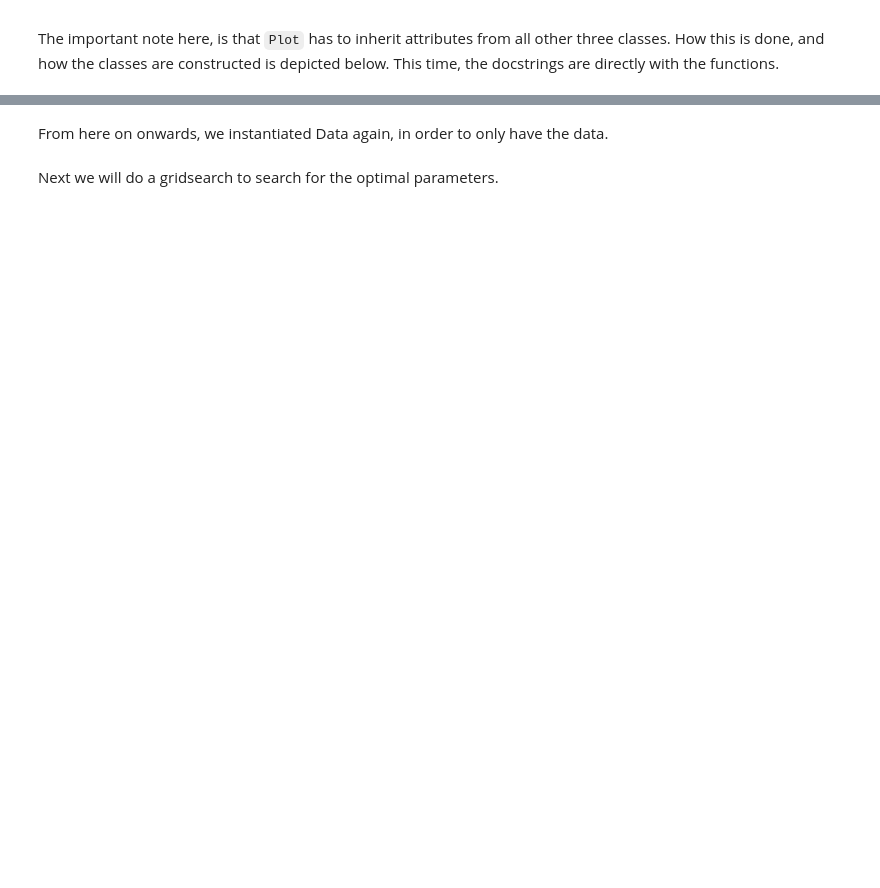
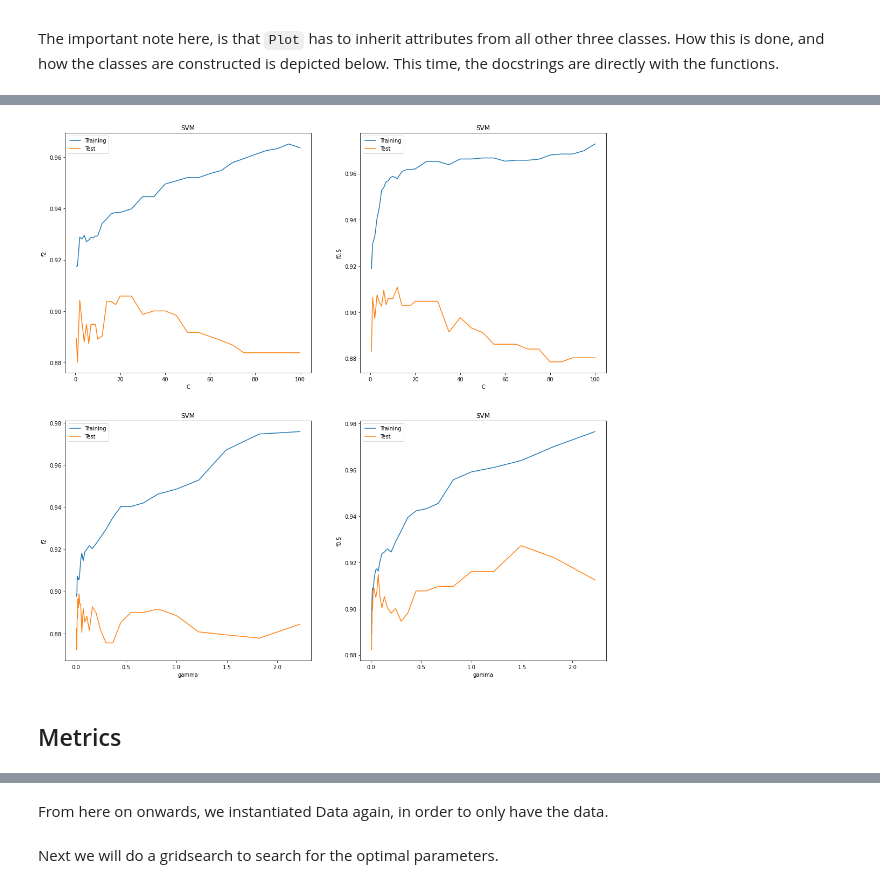
Before and after one commit to Estreuselito/Deus_ex_machina, a Jupyter notebook: Kernel/Kernel_ys.ipynb, the cells around one changed output, grey strips where cells are left out. Drawn from its saved outputs; the diff is of its cells as text; code cells hidden in the pictures; blank space fills up the shorter version.

```diff
--- a/Kernel/Kernel_ys.ipynb
+++ b/Kernel/Kernel_ys.ipynb
@@ -270,0 +147,24 @@ The graphs represent the same.  With an increasing value of gamma, the model suf
+# %%
+plt.figure(figsize = (18, 18))
+plt.subplot(2, 2, 1)
+Plot(kernel = "rbf", C = np.append(np.array([0.5]),
+                   np.append(
+                       np.append(
+                           np.arange(1, 10, 1),  np.arange(10, 20, 2)),
+                       np.arange(20, 101, 5))),
+     beta = 2).plot("C")
+plt.subplot(2, 2, 2)
+Plot(kernel = "rbf", C = np.append(np.array([0.5]),
+                   np.append(
+                       np.append(
+                           np.arange(1, 10, 1),  np.arange(10, 20, 2)),
+                       np.arange(20, 101, 5))),
+     beta = 0.5).plot("C")
+plt.subplot(2, 2, 3)
+Plot(kernel = "rbf", gamma = np.exp(np.arange(-5, 1, 0.2)), beta = 2).plot("gamma")
+plt.subplot(2, 2, 4)
+Plot(kernel = "rbf", gamma = np.exp(np.arange(-5, 1, 0.2)), beta = 0.5).plot("gamma")
+# %% [output]
+[figure, added]
+# %% [markdown]
+## Metrics
```
Also changed, not shown: parts of 75 cells of this notebook.
